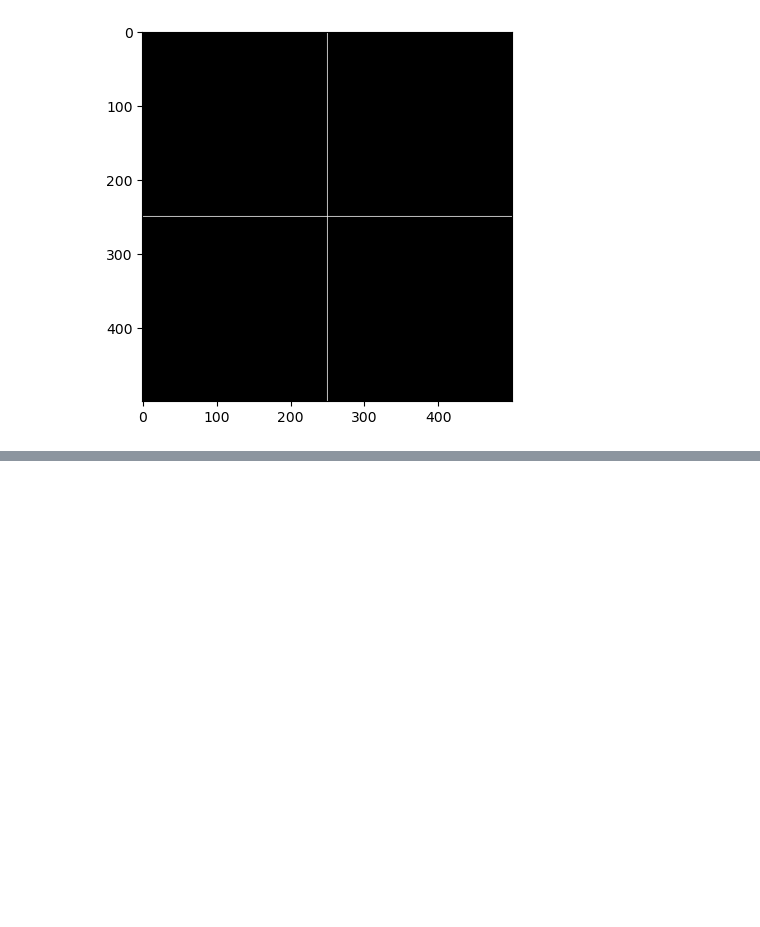
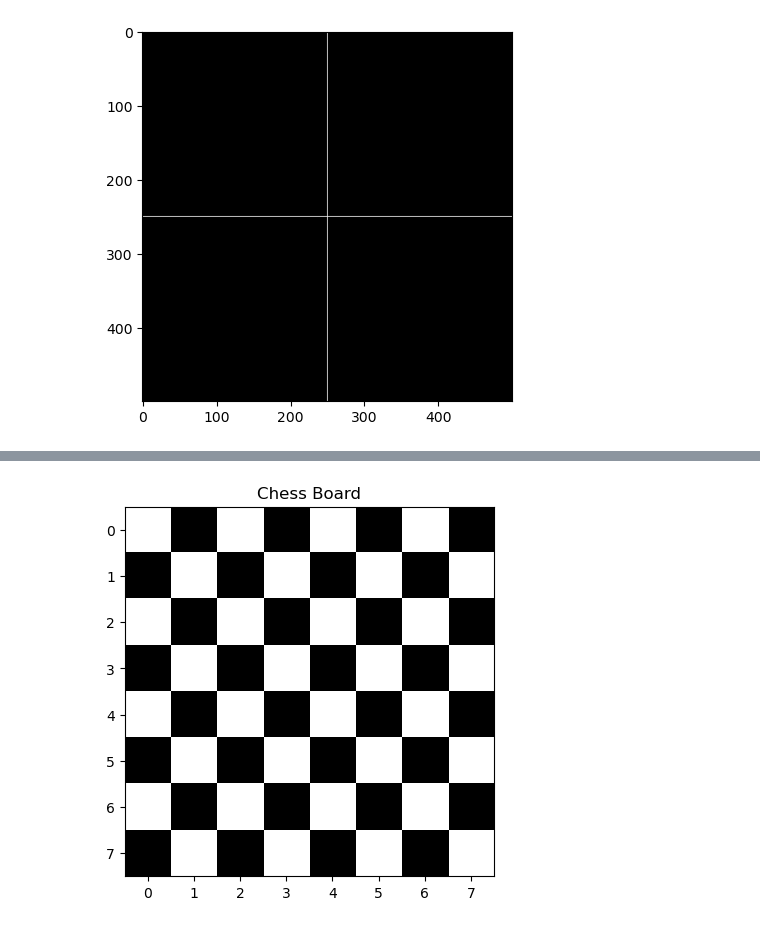
Before and after one commit to DAI-ai-code/NLP-CV, a Jupyter notebook: CV/day1/1_basics.ipynb, the cells around one changed output, grey strips where cells are left out. Cells and saved outputs as stored; diff of their text form; code cells hidden in the pictures; blank space fills up the shorter version.

```diff
--- a/CV/day1/1_basics.ipynb
+++ b/CV/day1/1_basics.ipynb
@@ -101,0 +127,12 @@ plt.imshow(imgz, cmap='gray');
+# %%
+img_chess = np.zeros([8, 8])
+
+for i in range(img_chess.shape[0]):
+    for j in range(img_chess.shape[1]):
+        if (i + j)%2 == 0:
+            img_chess[i][j] = 1
+
+plt.title('Chess Board')
+plt.imshow(img_chess, cmap='gray');
+# %% [output]
+[figure, added]
```
Also changed, not shown: parts of 7 cells of this notebook.
